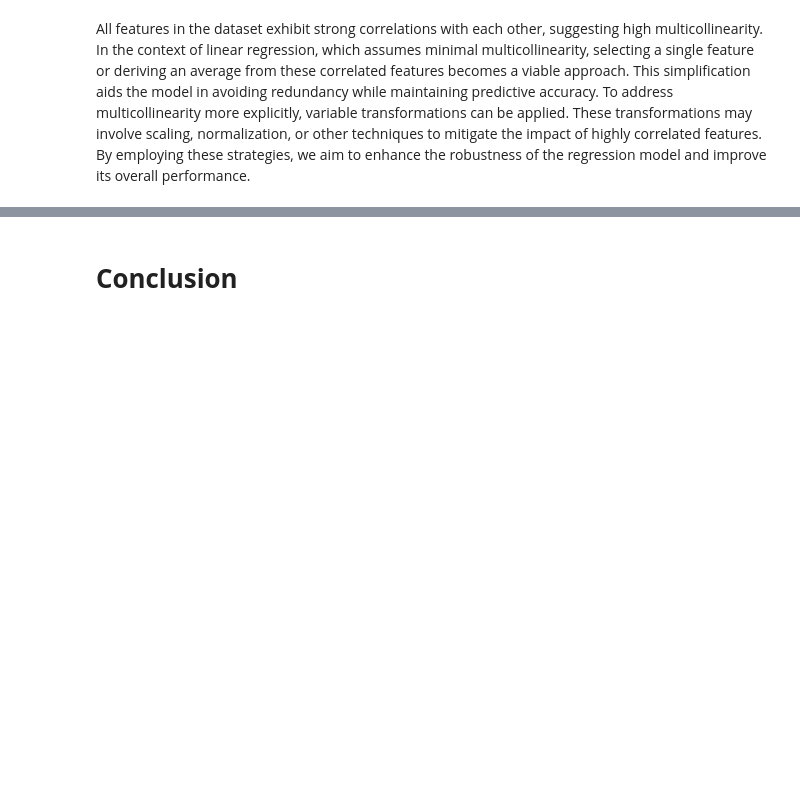
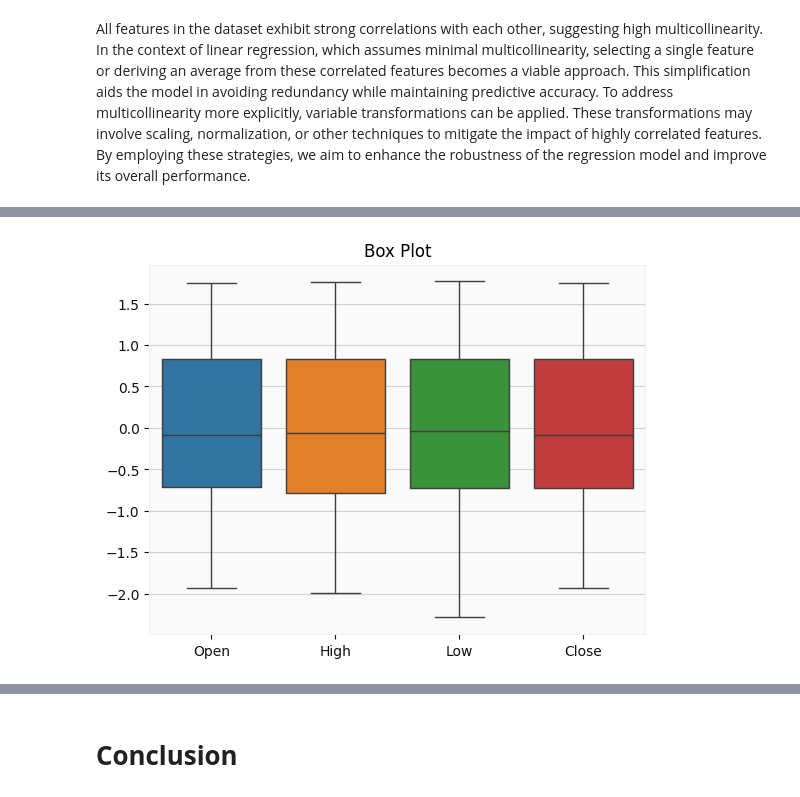
Before and after one commit to Umesh2851997/Yes-bank-stock-closing-price-prediction, a Jupyter notebook: Yes_Bank_Closing_Stock_Price_Prediction.ipynb, the cells around one changed output, grey strips where cells are left out. Drawn from its saved outputs; the diff is of its cells as text; code cells hidden in the pictures; blank space fills up the shorter version.

```diff
--- a/Yes_Bank_Closing_Stock_Price_Prediction.ipynb
+++ b/Yes_Bank_Closing_Stock_Price_Prediction.ipynb
@@ -290,0 +353,6 @@ All features in the dataset exhibit strong correlations with each other, suggest
+# %%
+sns.boxplot(kf[column1])
+plt.title("Box Plot")
+plt.show()
+# %% [output]
+[figure, added]
```
Also changed, not shown: parts of 19 cells of this notebook.
